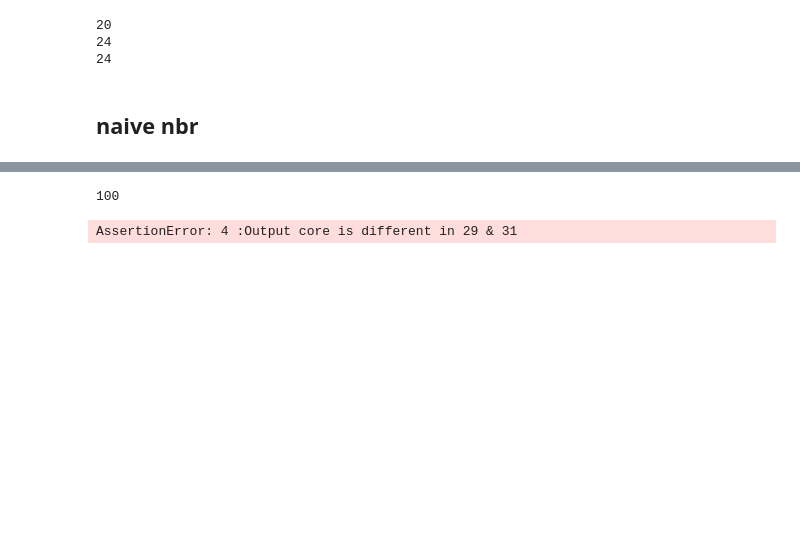
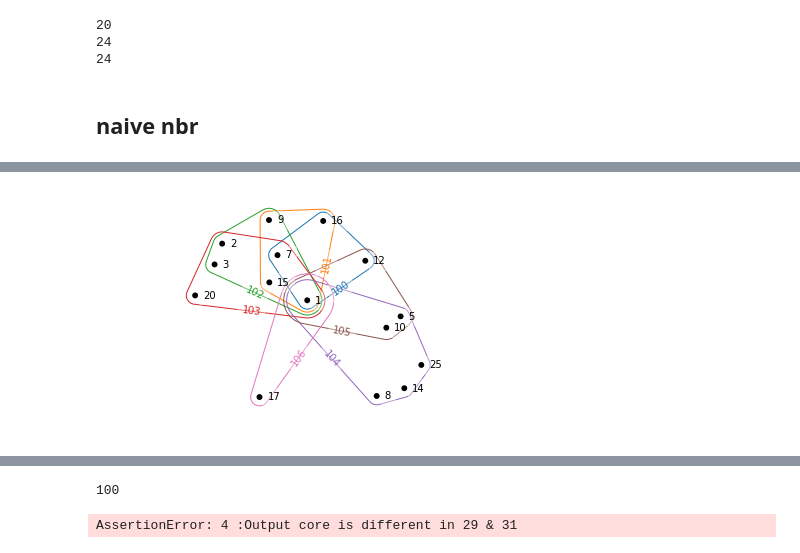
Before and after one commit to bishwamittra/scripts_hg-core-decomposition, a Jupyter notebook: test.ipynb, the cells around one changed output, grey strips where cells are left out. Saved outputs shown, nothing was run; the diff lists cells and outputs as text; code cells hidden in the pictures; blank space fills up the shorter version.

```diff
--- a/test.ipynb
+++ b/test.ipynb
@@ -183,0 +184,20 @@ core_base = hgDecompose.core
+# %%
+from hgDecompose.optimizedhgDecompose import HGDecompose
+from hgDecompose.utils import get_hg,get_hg_hnx
+name = 'enron'
+scenes = {
+    100: (7,16,1,12),
+    101: (15,9,16,1),
+    102: (9,7,1,3,2),
+    103: (15,7,1,20,3,2),
+    104: (1,14,10,8,5,25),
+    105: (1,12,10,5),
+    106: (17,1)
+}
+H = hnx.Hypergraph(scenes)
+# H = get_hg_hnx(scene)
+from matplotlib import pyplot as plt
+hnx.draw(H)
+plt.show()
+# %% [output]
+[figure, added]
```
Also changed, not shown: parts of 4 cells of this notebook, 1 other file.
